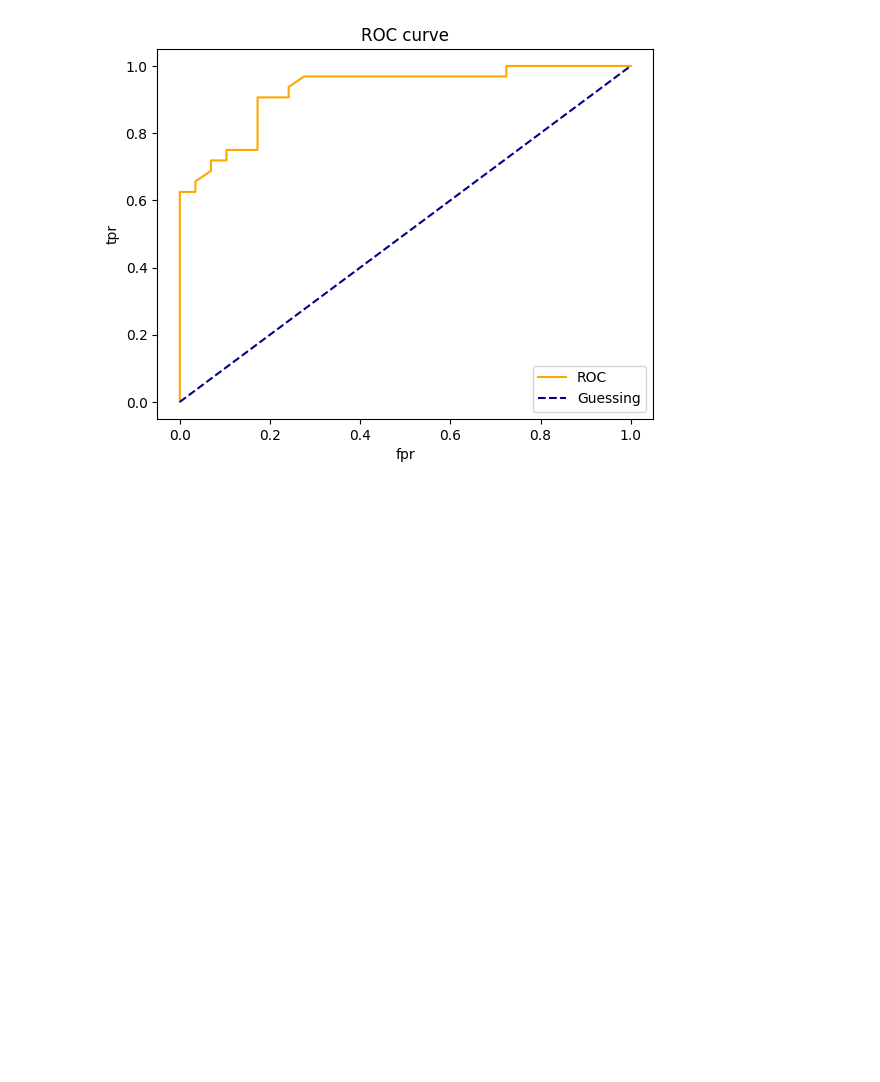
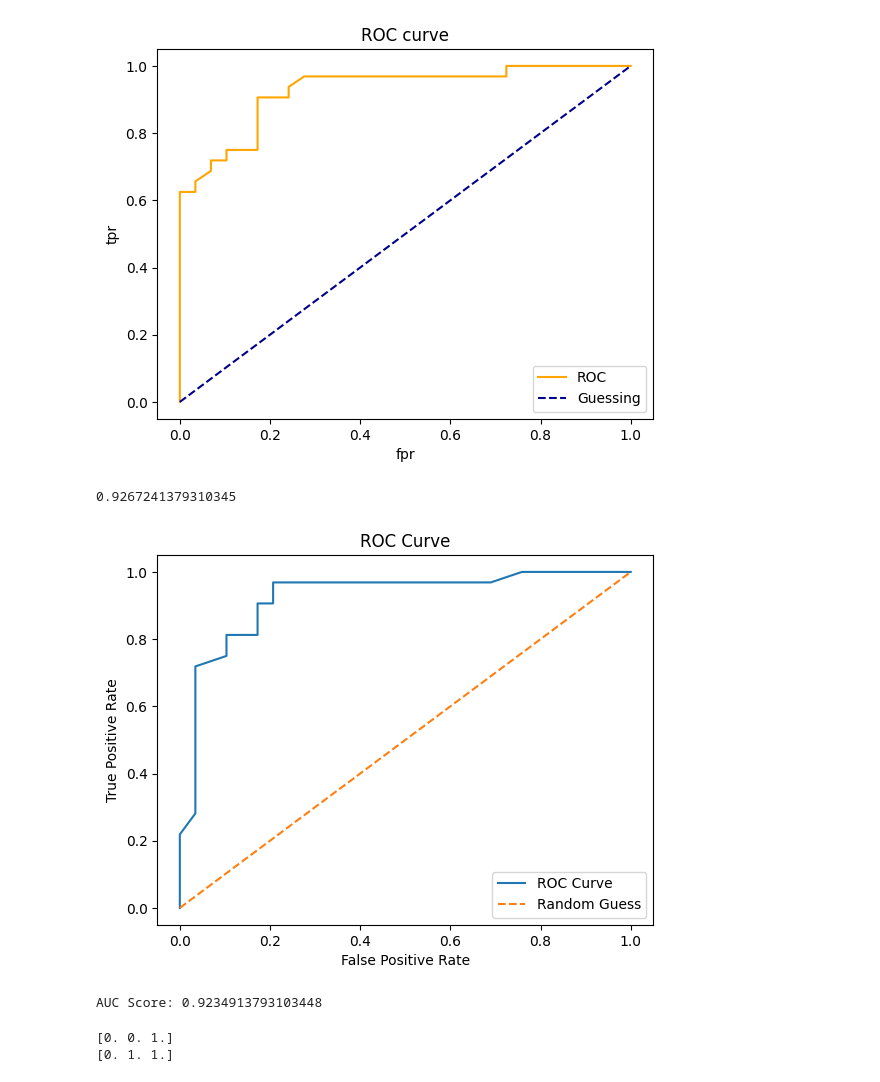
Before and after one commit to atulhooda/ml-learning-scikit-learn, a Jupyter notebook: introduction-to-scikit-learn.ipynb, the cells around one changed output. Drawn from its saved outputs; the diff is of its cells as text; code cells hidden in the pictures; blank space fills up the shorter version.

```diff
--- a/introduction-to-scikit-learn.ipynb
+++ b/introduction-to-scikit-learn.ipynb
@@ -1554,3 +1554,9 @@ plt.show()
 plot_roc_curve(fpr,tpr)
 # %% [output]
 [figure]
+# %%
+from sklearn.metrics import roc_auc_score
+
+roc_auc_score(y_test,y_probs_positive)
+# %% [output]
+0.9267241379310345
@@ -1556,0 +1567,42 @@ plot_roc_curve(fpr,tpr)
+# %%
+import matplotlib.pyplot as plt
+from sklearn.ensemble import RandomForestClassifier
+from sklearn.metrics import roc_curve, roc_auc_score
+
+# Step 1: Create and train model
+model = RandomForestClassifier()
+model.fit(x_train, y_train)
+
+# Step 2: Get predicted probabilities
+y_probs = model.predict_proba(x_test)
+
+# Step 3: Take probability of positive class
+y_probs_positive = y_probs[:, 1]
+
+# Step 4: Compute ROC curve
+fpr, tpr, thresholds = roc_curve(y_test, y_probs_positive)
+
+# Step 5: Plot ROC curve
+plt.figure()
+plt.plot(fpr, tpr, label="ROC Curve")
+plt.plot([0, 1], [0, 1], linestyle="--", label="Random Guess")
+plt.xlabel("False Positive Rate")
+plt.ylabel("True Positive Rate")
+plt.title("ROC Curve")
+plt.legend()
+plt.show()
+
+# Step 6: AUC Score
+auc = roc_auc_score(y_test, y_probs_positive)
+print("AUC Score:", auc)
+# %% [output]
+[figure, added]
+AUC Score: 0.9234913793103448
+# %%
+fpr, tpr, thresholds = roc_curve(y_test, y_test)
+plot_roc_curve(fpr, tpr)
+print(fpr)
+print(tpr)
+# %% [output]
+[0. 0. 1.]
+[0. 1. 1.]
```
Also changed, not shown: parts of 3 cells of this notebook.
